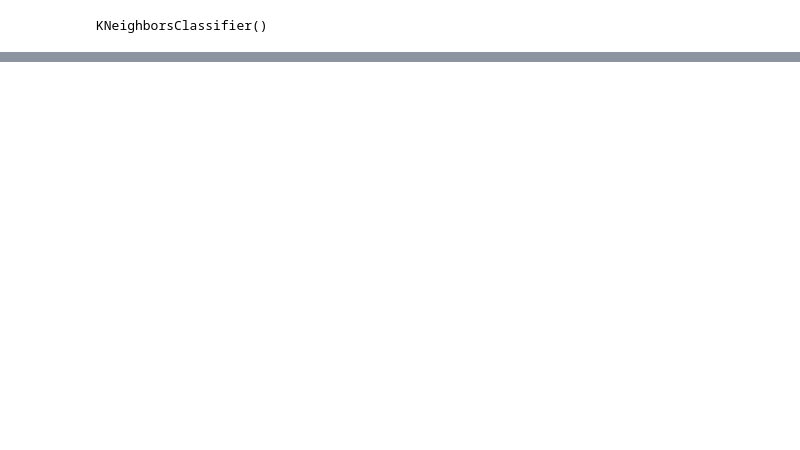
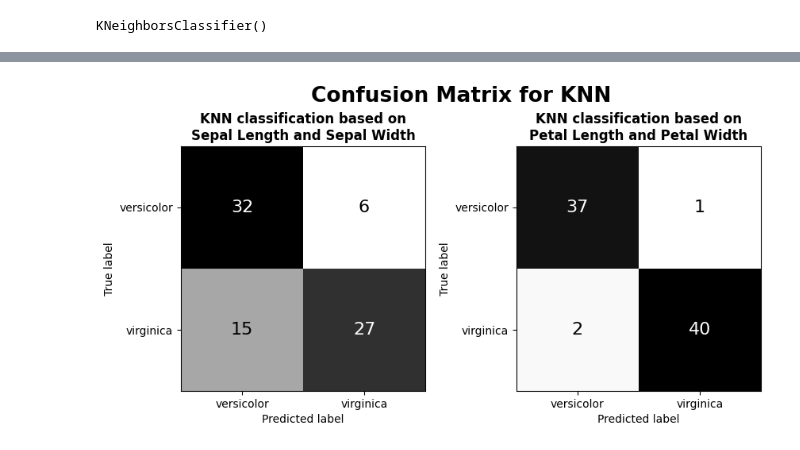
Before and after one commit to apostlkpl/public_playground, a Jupyter notebook: iris_dataset/iris.ipynb, the cells around one changed output, grey strips where cells are left out. Cells and saved outputs as stored; diff of their text form; code cells hidden in the pictures; blank space fills up the shorter version.

```diff
--- a/iris_dataset/iris.ipynb
+++ b/iris_dataset/iris.ipynb
@@ -245,3 +276,7 @@ knn_grid_sepal.fit(X_train_sepal_sc, y_train_sepal)
 knn_grid_sepal.best_params_
 # %% [output]
 {'n_neighbors': 6}
+# %%
+knn_grid_petal = GridSearchCV(KNeighborsClassifier(), param_grid = param_grid, scoring = "accuracy", cv = 5)
+knn_grid_petal.fit(X_train_petal_sc, y_train_petal)
+knn_grid_petal.best_params_
@@ -266,0 +304,16 @@ print_score(knn_sepal, knn_petal, "K-Nearest Neighbors", scaling = True)
+# %%
+fig, (ax1, ax2) = plt.subplots(1, 2, figsize = (10, 4))
+cm_knn_sepal = ConfusionMatrixDisplay.from_estimator(knn_sepal, X_train_sepal_sc, y_train_sepal,
+                                                    display_labels = iris.target_names.tolist()[1:],
+                                                    ax = ax1, cmap = "binary", colorbar = False,
+                                                    text_kw = {"fontsize": 16})
+ax1.set_title("KNN classification based on\nSepal Length and Sepal Width", fontweight = "bold")
+cm_knn_petal = ConfusionMatrixDisplay.from_estimator(knn_petal, X_train_petal_sc, y_train_petal,
+                                                    display_labels = iris.target_names.tolist()[1:],
+                                                    ax = ax2, cmap = "binary", colorbar = False,
+                                                    text_kw = {"fontsize": 16})
+ax2.set_title("KNN classification based on\nPetal Length and Petal Width", fontweight = "bold")
+plt.suptitle("Confusion Matrix for KNN", y = 1.07, fontweight = "bold", fontsize = 19)
+plt.show()
+# %% [output]
+[figure, added]
```
Also changed, not shown: parts of 9 cells of this notebook.
